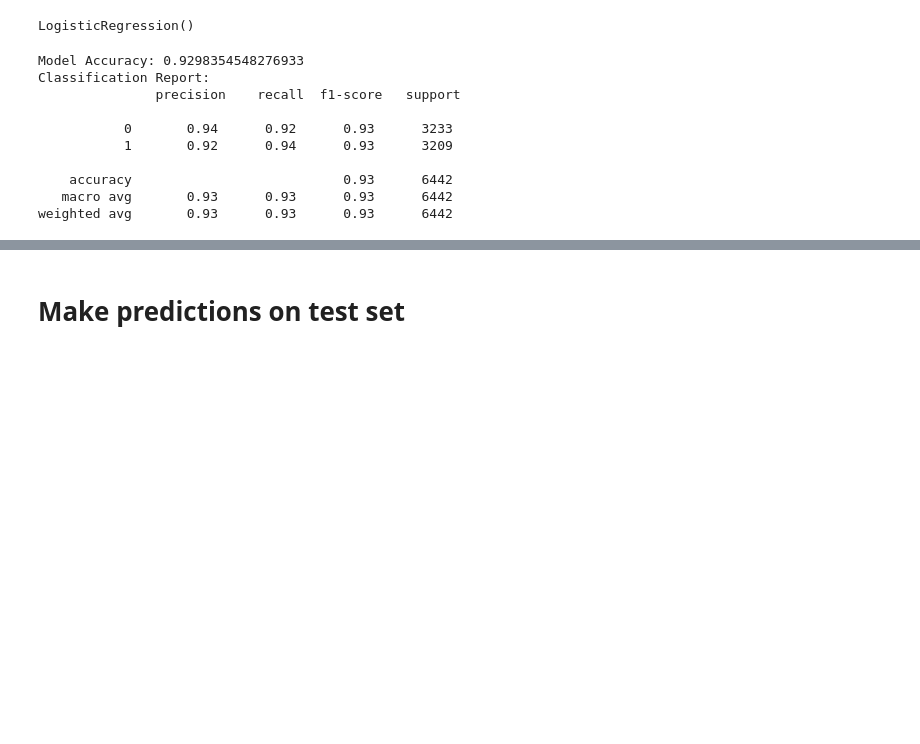
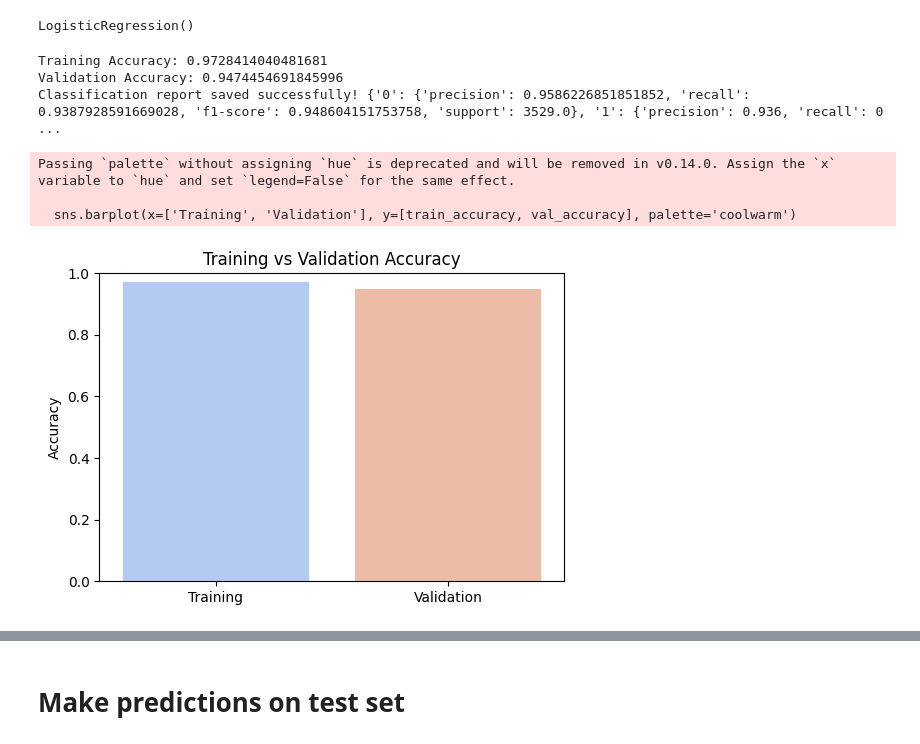
Before and after one commit to KJanzon/project-nlp-challenge, a Jupyter notebook: main.ipynb, the cells around one changed output, grey strips where cells are left out. Drawn from its saved outputs; the diff is of its cells as text; code cells hidden in the pictures; blank space fills up the shorter version.

```diff
--- a/main.ipynb
+++ b/main.ipynb
@@ -198,18 +185,34 @@ model.fit(X_train, y_train)
 # %% [output]
 LogisticRegression()
-# %%
-#Evaluate Model on Validation Data
-y_pred = model.predict(X_val)
-print("Model Accuracy:", accuracy_score(y_val, y_pred))
-print("Classification Report:\n", classification_report(y_val, y_pred))
-# %% [output]
-Model Accuracy: 0.9298354548276933
-Classification Report:
-               precision    recall  f1-score   support
-
-           0       0.94      0.92      0.93      3233
-           1       0.92      0.94      0.93      3209
-
-    accuracy                           0.93      6442
-   macro avg       0.93      0.93      0.93      6442
-weighted avg       0.93      0.93      0.93      6442
+# %%
+#Evaluate Model on Training and Validation Data
+y_train_pred = model.predict(X_train)
+y_val_pred = model.predict(X_val)
+
+train_accuracy = accuracy_score(y_train, y_train_pred)
+val_accuracy = accuracy_score(y_val, y_val_pred)
+
+print("Training Accuracy:", train_accuracy)
+print("Validation Accuracy:", val_accuracy)
+#print("Classification Report (Validation):\n", classification_report(y_val, y_val_pred))
+val_report = classification_report(y_val, y_val_pred, output_dict=True)
+val_report_df = pd.DataFrame(val_report).transpose()
+val_report_df.to_csv("/content/validation_classification_report.csv", index=True)
+print("Classification report saved successfully!", val_report)
+# %% [output]
+Training Accuracy: 0.9728414040481681
+Validation Accuracy: 0.9474454691845996
+Classification report saved successfully! {'0': {'precision': 0.9586226851851852, 'recall': 0.9387928591669028, 'f1-score': 0.948604151753758, 'support': 3529.0}, '1': {'precision': 0.936, 'recall': 0 ...
+# %%
+#Compare Training and Validation Accuracy
+plt.figure(figsize=(6,4))
+sns.barplot(x=['Training', 'Validation'], y=[train_accuracy, val_accuracy], palette='coolwarm')
+plt.title("Training vs Validation Accuracy")
+plt.ylabel("Accuracy")
+plt.ylim(0,1)
+plt.show()
+# %% [output]
+Passing `palette` without assigning `hue` is deprecated and will be removed in v0.14.0. Assign the `x` variable to `hue` and set `legend=False` for the same effect.
+
+  sns.barplot(x=['Training', 'Validation'], y=[train_accuracy, val_accuracy], palette='coolwarm')
+[figure, added]
```
Also changed, not shown: parts of 23 cells of this notebook.
